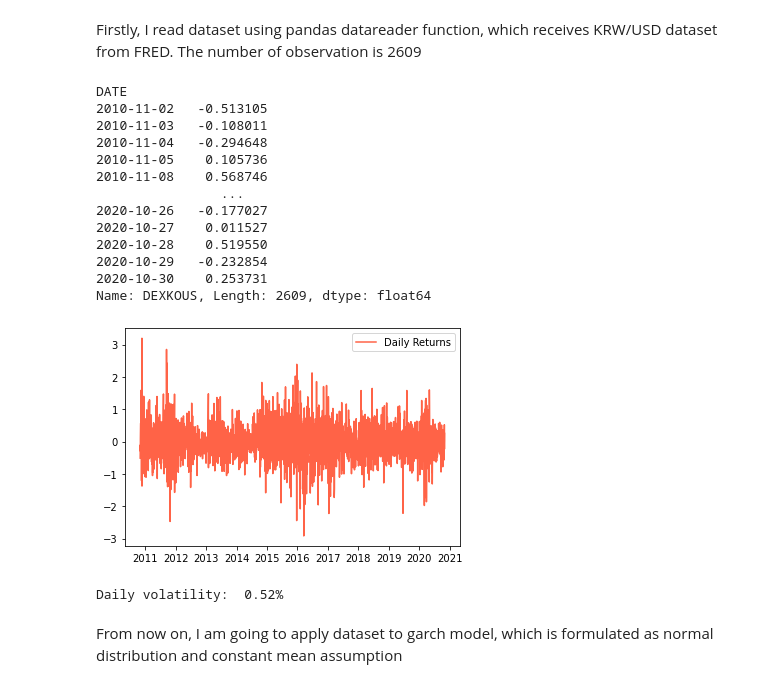
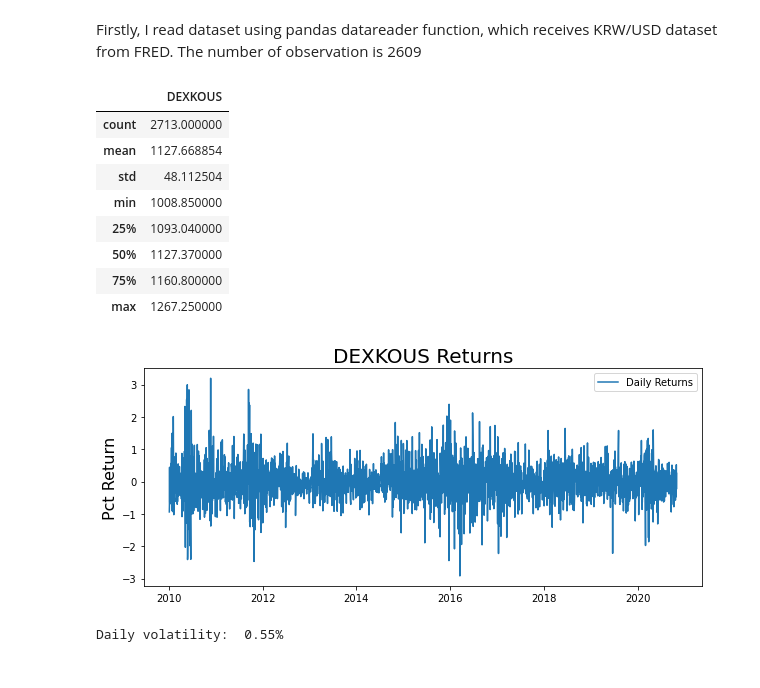
Before and after one commit to eddie8615/cs_project, a Jupyter notebook: GARCH Model.ipynb, the cells around one changed output. Drawn from its saved outputs; the diff is of its cells as text; code cells hidden in the pictures.

Commit message:
GARCH models are analysed

```diff
--- a/GARCH Model.ipynb
+++ b/GARCH Model.ipynb
@@ -13,35 +16,38 @@ import pandas_datareader.data as web
 # %% [markdown]
 Firstly, I read dataset using pandas datareader function, which receives KRW/USD dataset from FRED. The number of observation is 2609
 # %%
-start = dt.datetime(2010,10,30)
+start = dt.datetime(2010,1,2)
 end = dt.datetime(2020,10,30)
 currency_rate = web.DataReader('DEXKOUS', 'fred', start, end)
 returns = 100 * currency_rate['DEXKOUS'].pct_change().dropna()
-print(returns)
 # %% [output]
-DATE
-2010-11-02   -0.513105
-2010-11-03   -0.108011
-2010-11-04   -0.294648
-2010-11-05    0.105736
-2010-11-08    0.568746
-                ...
-2020-10-26   -0.177027
-2020-10-27    0.011527
-2020-10-28    0.519550
-2020-10-29   -0.232854
-2020-10-30    0.253731
-Name: DEXKOUS, Length: 2609, dtype: float64
+|  | DEXKOUS |
+| count | 2713.000000 |
+| mean | 1127.668854 |
+| std | 48.112504 |
+| min | 1008.850000 |
+| 25% | 1093.040000 |
+| 50% | 1127.370000 |
+| 75% | 1160.800000 |
+| max | 1267.250000 |
 # %%
-plt.plot(returns, color='tomato', label='Daily Returns')
+plt.figure(figsize=(10,4))
+plt.plot(returns, label='Daily Returns')
+plt.ylabel('Pct Return', fontsize=16)
+plt.title('DEXKOUS Returns', fontsize=20)
 plt.legend(loc='upper right')
 plt.show()
-# %% [output]
-[figure, removed]
+# %%
+plt.figure(figsize=(10,4))
+plt.plot(returns, label='Daily Returns')
+plt.ylabel('Pct Return', fontsize=16)
+plt.title('DEXKOUS Returns', fontsize=20)
+plt.legend(loc='upper right')
+plt.show()
+# %% [output]
+[figure, added]
 # %%
 vol_daily = returns.std()
 print('Daily volatility: ', '{:.2f}%'.format(vol_daily))
 # %% [output]
-Daily volatility:  0.52%
+Daily volatility:  0.55%
-# %% [markdown]
-From now on, I am going to apply dataset to garch model, which is formulated as normal distribution and constant mean assumption
```
Also changed, not shown: parts of 39 cells of this notebook, 5 other files.
